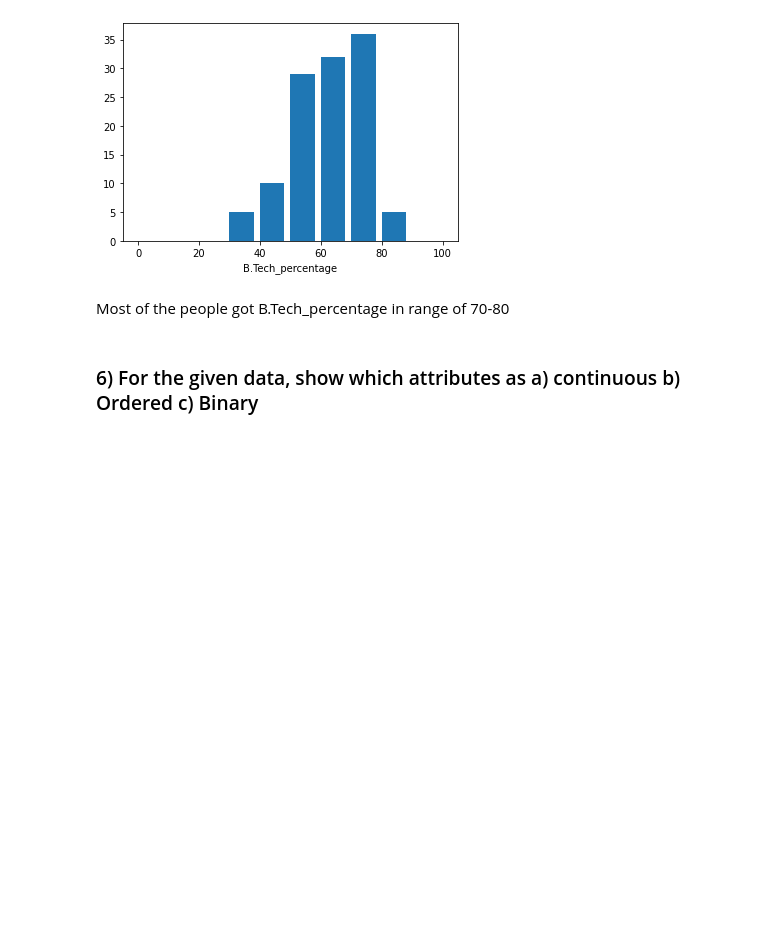
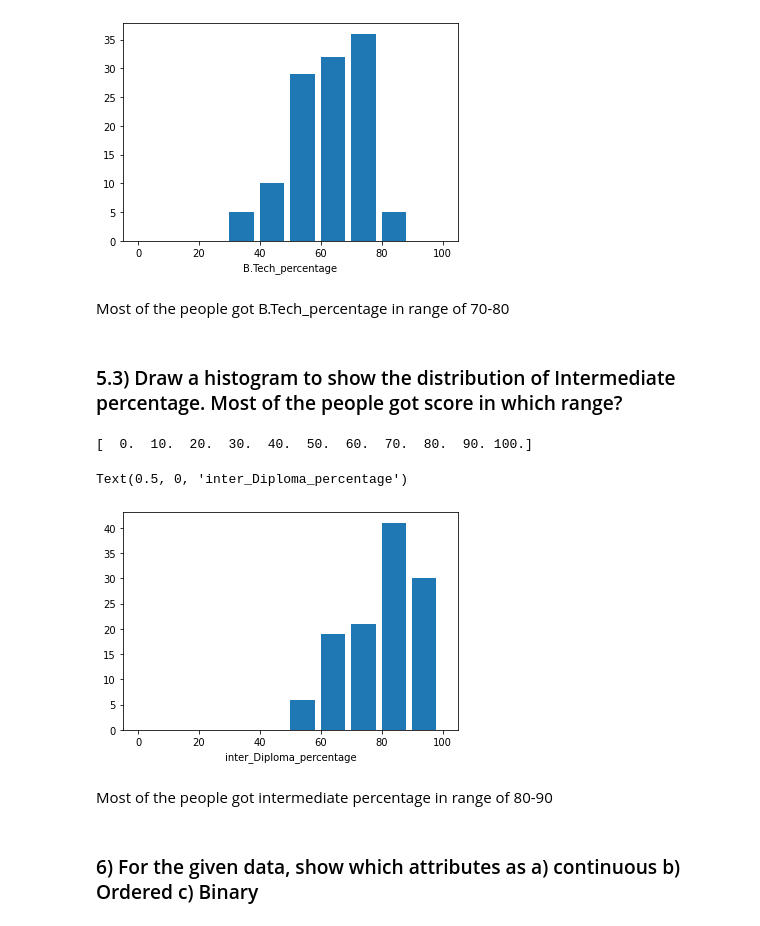
Before and after one commit to 19PA1A0298/AI-lab, a Jupyter notebook: EXPERIMENT_NO_4.ipynb, the cells around one changed output. Saved outputs shown, nothing was run; the diff lists cells and outputs as text; code cells hidden in the pictures; blank space fills up the shorter version.

```diff
--- a/EXPERIMENT_NO_4.ipynb
+++ b/EXPERIMENT_NO_4.ipynb
@@ -160,6 +160,19 @@ Text(0.5, 0, 'B.Tech_percentage')
 [figure]
 # %% [markdown]
  Most of the people got B.Tech_percentage in range of 70-80
+# %% [markdown]
+### 5.3) Draw a histogram to show the distribution of Intermediate percentage. Most of the people got score in which range?
+# %%
+bins=np.linspace(0,100,11)
+print(bins)
+plt.hist(df["inter_Diploma_percentage"],bins,width=8)
+plt.xlabel("inter_Diploma_percentage")
+# %% [output]
+[  0.  10.  20.  30.  40.  50.  60.  70.  80.  90. 100.]
+Text(0.5, 0, 'inter_Diploma_percentage')
+[figure, added]
+# %% [markdown]
+ Most of the people got intermediate percentage in range of 80-90
 # %% [markdown]
 ### 6) For the given data, show which attributes as a) continuous b) Ordered c) Binary
 # %%
```
